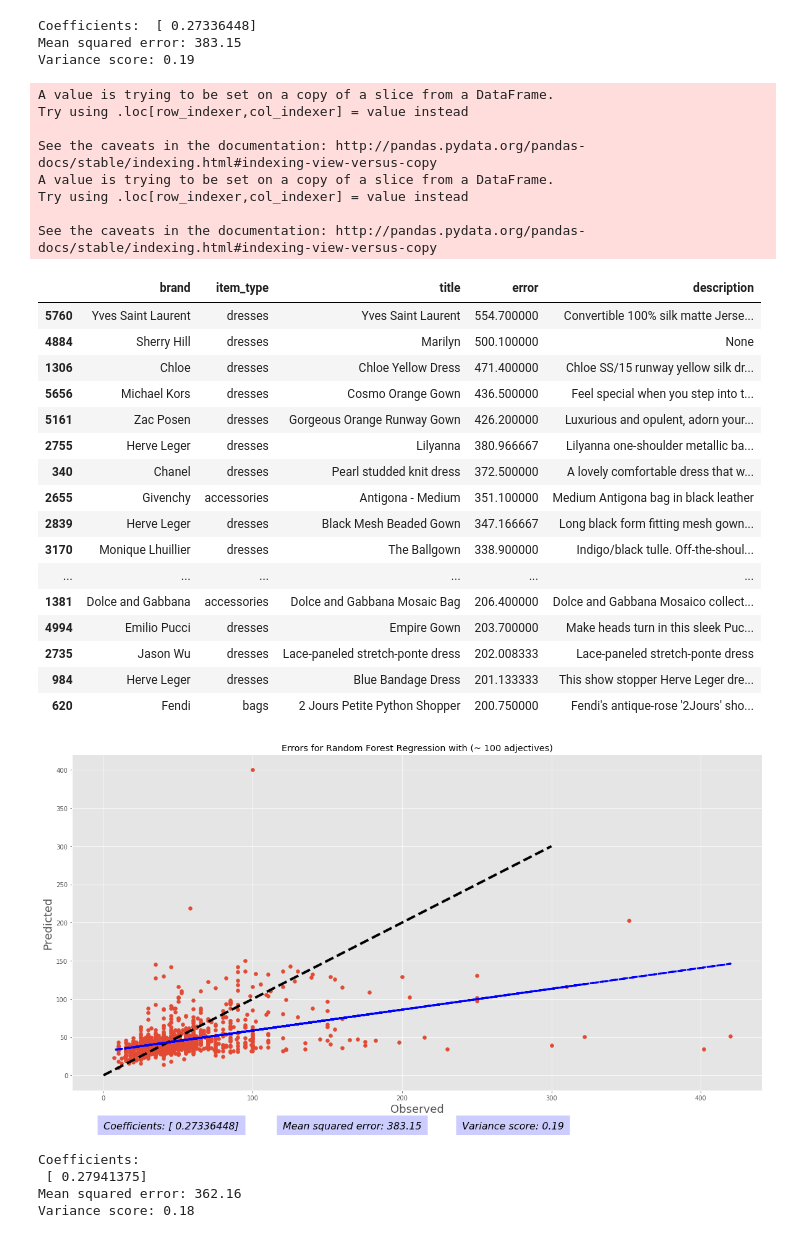
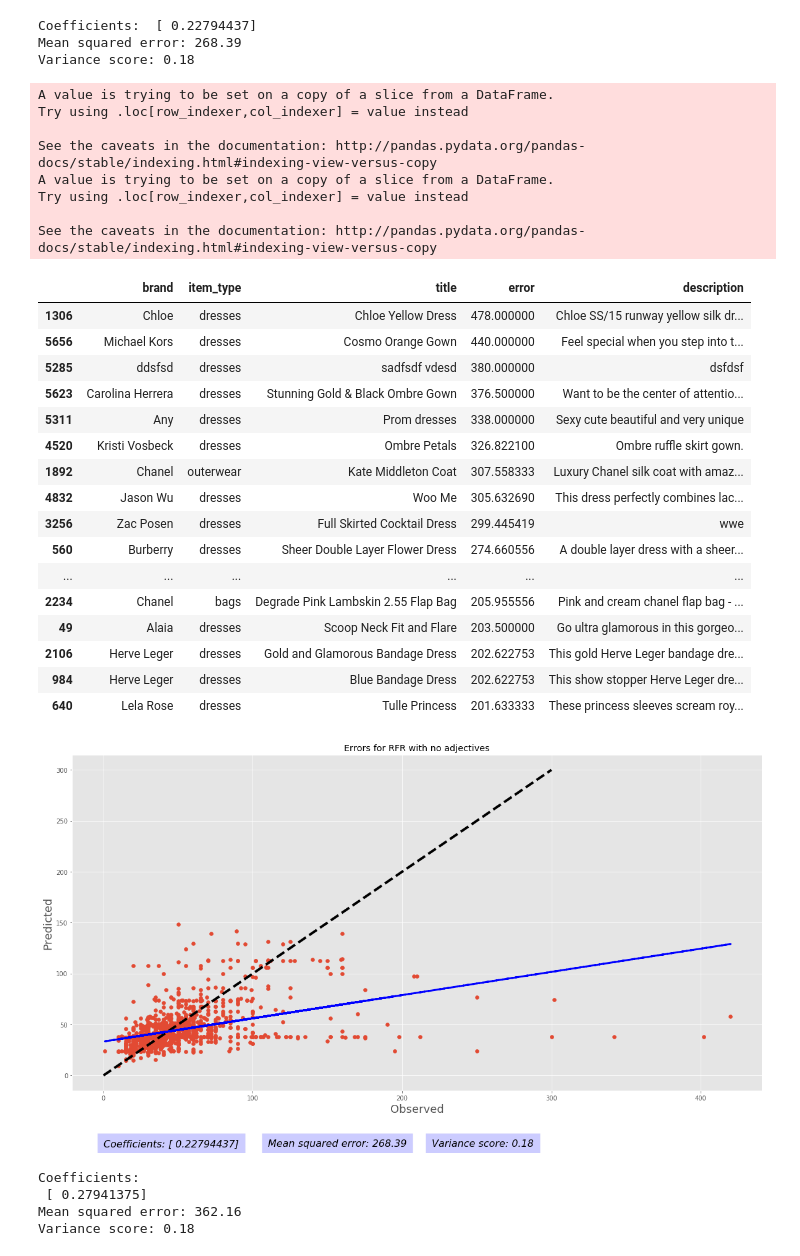
Before and after one commit to patrickspencer/regressthedress, a Jupyter notebook: testing/RandomForestRegression_with_adj.ipynb, the cells around one changed output. Cells and saved outputs as stored; diff of their text form; code cells hidden in the pictures.

Commit message:
Update notebooks with different types of regression

```diff
--- a/testing/RandomForestRegression_with_adj.ipynb
+++ b/testing/RandomForestRegression_with_adj.ipynb
@@ -61,7 +61,8 @@ for text_array in df[['title', 'description']].values:
     tokenized_titles.append(parse_title.create_one_hot_row_adj(text, features_adj))
 df_adj = pd.DataFrame(tokenized_titles, columns = features_adj)
 # %%
-df = pd.concat([df_brands, df_adj], axis = 1)
+#df = pd.concat([df_brands, df_adj], axis = 1)
+df = df_brands
 # %%
 features = df.columns.drop(['rent_per_week', 'title', 'cost', 'is_train', 'description']) # just column names
 train, test = df[df['is_train']==True], df[df['is_train']==False]
@@ -68,11 +78,29 @@ train, test = df[df['is_train']==True], df[df['is_train']==False]
 # %%
 y = train['rent_per_week']
-print("Shape of test df: {}".format(test.shape))
-print('Number of observations in the test data: {}'.format(df_full_test.shape))
-clf = RandomForestRegressor()
+#print("Shape of test df: {}".format(test.shape))
+#print('Number of observations in the test data: {}'.format(df_full_test.shape))
+from sklearn import svm, linear_model
+
+#clf = svm.SVR() # didn't work. Predicted 43 for everything
+clf = RandomForestRegressor(n_jobs=2)
 clf.fit(train[features], train['rent_per_week'])
+rfr_predicted = clf.predict(test[features])
+#reg = linear_model.LinearRegression() # total crap
+#reg = linear_model.Ridge(alpha = .5) # comparable to rfr but much faster to compute
+#reg = linear_model.RidgeCV(alphas=[0.1, 1.0, 10.0]) # comparable to rfr
+#reg = linear_model.Lasso(alpha = 0.1)
+#reg = linear_model.ElasticNet(alpha=0.1) # comparable to rfr
+#reg = linear_model.RANSACRegressor(linear_model.LinearRegression()) # slow, did not finish, uses lots of cpu
+#reg = linear_model.TheilSenRegressor() # slow, did not finish, uses lots of cpu
+
+#reg = linear_model.HuberRegressor() # slow, did not finish, uses lots of cpu
+
+#reg.fit(train[features], train['rent_per_week'])
+#rfr_predicted = reg.predict(test[features])
+
 model_dir = '/home/patrick/Dropbox/insight/wombat/wombat/engine/stat_model_pickles'
-model_path = os.path.join(model_dir, 'rfr_v0.3_with_adj.pkl')
-joblib.dump(clf, model_path)
-#call this with: clf = joblib.load('rfr_v0.2.pkl')
+model_path = os.path.join(model_dir, 'rfr_v0.1_no_adj.pkl')
+joblib.dump(reg, model_path)
+#call this with: clf = joblib.load('huber_v0.1.pkl')
+#rfr_predicted
 # %% [output]
@@ -82,7 +108,5 @@ Number of observations in the test data: (1433, 7)
 # %%
 from sklearn import linear_model
-
-rfr_predicted = clf.predict(test[features])
 
 # Create linear regression object for predicted vs measured
 reg = linear_model.LinearRegression()
@@ -104,55 +128,55 @@ print('Variance score: %.2f' % reg.score(x, y))
 fig, ax = plt.subplots(figsize=(20, 10))
 ax.scatter(x = test['rent_per_week'], y = rfr_predicted)
 #stopping_value = np.minimum(test['rent_per_week'].max, np.maximum(rfr_predicted))
 stopping_value = 300
 ax.plot([0, stopping_value], [0, stopping_value], 'k--', lw=4)
-ax.set_title('Errors for Random Forest Regression with (~ 100 adjectives)')
+ax.set_title('Errors for RFR with no adjectives')
 ax.set_xlabel('Observed', fontsize=18)
 ax.set_ylabel('Predicted', fontsize=18)
 ax.plot(x, reg.predict(x), 'k--', color='blue', linewidth=3)
 
 ax.text(0, -70, 'Coefficients: {}'.format(reg.coef_), style='italic', fontsize=16,
         bbox={'facecolor':'blue', 'alpha':0.2, 'pad':10})
-ax.text(120, -70, "Mean squared error: %.2f"
+ax.text(110, -70, "Mean squared error: %.2f"
       % np.mean((reg.predict(x) - y) ** 2), style='italic', fontsize=16,
         bbox={'facecolor':'blue', 'alpha':0.2, 'pad':10})
-ax.text(240, -70, 'Variance score: %.2f' % reg.score(x, y), style='italic', fontsize=16,
+ax.text(220, -70, 'Variance score: %.2f' % reg.score(x, y), style='italic', fontsize=16,
         bbox={'facecolor':'blue', 'alpha':0.2, 'pad':10})
 
 x = test['rent_per_week']
 df_full_test['predicted_rent'] = rfr_predicted
 df_full_test['error'] = df_full_test[['rent_per_week', 'predicted_rent']].sum(axis=1)
 df_full_test.loc[df_full_test['error']>200][['brand', 'item_type', 'title', 'error', 'description']].sort_values('error', ascending = 0)
 # %% [output]
-Coefficients:  [ 0.27336448]
-Mean squared error: 383.15
-Variance score: 0.19
+Coefficients:  [ 0.22794437]
+Mean squared error: 268.39
+Variance score: 0.18
 A value is trying to be set on a copy of a slice from a DataFrame.
 Try using .loc[row_indexer,col_indexer] = value instead
 
 See the caveats in the documentation: http://pandas.pydata.org/pandas-docs/stable/indexing.html#indexing-view-versus-copy
 A value is trying to be set on a copy of a slice from a DataFrame.
 Try using .loc[row_indexer,col_indexer] = value instead
 
 See the caveats in the documentation: http://pandas.pydata.org/pandas-docs/stable/indexing.html#indexing-view-versus-copy
 |  | brand | item_type | title | error | description |
-| 5760 | Yves Saint Laurent | dresses | Yves Saint Laurent | 554.700000 | Convertible 100% silk matte Jerse... |
-| 4884 | Sherry Hill | dresses | Marilyn | 500.100000 | None |
-| 1306 | Chloe | dresses | Chloe Yellow Dress | 471.400000 | Chloe SS/15 runway yellow silk dr... |
-| 5656 | Michael Kors | dresses | Cosmo Orange Gown | 436.500000 | Feel special when you step into t... |
-| 5161 | Zac Posen | dresses | Gorgeous Orange Runway Gown | 426.200000 | Luxurious and opulent, adorn your... |
-| 2755 | Herve Leger | dresses | Lilyanna | 380.966667 | Lilyanna one-shoulder metallic ba... |
-| 340 | Chanel | dresses | Pearl studded knit dress | 372.500000 | A lovely comfortable dress that w... |
-| 2655 | Givenchy | accessories | Antigona - Medium | 351.100000 | Medium Antigona bag in black leather |
-| 2839 | Herve Leger | dresses | Black Mesh Beaded Gown | 347.166667 | Long black form fitting mesh gown... |
-| 3170 | Monique Lhuillier | dresses | The Ballgown | 338.900000 | Indigo/black tulle. Off-the-shoul... |
+| 1306 | Chloe | dresses | Chloe Yellow Dress | 478.000000 | Chloe SS/15 runway yellow silk dr... |
+| 5656 | Michael Kors | dresses | Cosmo Orange Gown | 440.000000 | Feel special when you step into t... |
+| 5285 | ddsfsd | dresses | sadfsdf vdesd | 380.000000 | dsfdsf |
+| 5623 | Carolina Herrera | dresses | Stunning Gold & Black Ombre Gown | 376.500000 | Want to be the center of attentio... |
+| 5311 | Any | dresses | Prom dresses | 338.000000 | Sexy cute beautiful and very unique |
+| 4520 | Kristi Vosbeck | dresses | Ombre Petals | 326.822100 | Ombre ruffle skirt gown. |
+| 1892 | Chanel | outerwear | Kate Middleton Coat | 307.558333 | Luxury Chanel silk coat with amaz... |
+| 4832 | Jason Wu | dresses | Woo Me | 305.632690 | This dress perfectly combines lac... |
+| 3256 | Zac Posen | dresses | Full Skirted Cocktail Dress | 299.445419 | wwe |
+| 560 | Burberry | dresses | Sheer Double Layer Flower Dress | 274.660556 | A double layer dress with a sheer... |
 | ... | ... | ... | ... | ... | ... |
-| 1381 | Dolce and Gabbana | accessories | Dolce and Gabbana Mosaic Bag | 206.400000 | Dolce and Gabbana Mosaico collect... |
-| 4994 | Emilio Pucci | dresses | Empire Gown | 203.700000 | Make heads turn in this sleek Puc... |
-| 2735 | Jason Wu | dresses | Lace-paneled stretch-ponte dress | 202.008333 | Lace-paneled stretch-ponte dress |
-| 984 | Herve Leger | dresses | Blue Bandage Dress | 201.133333 | This show stopper Herve Leger dre... |
-| 620 | Fendi | bags | 2 Jours Petite Python Shopper | 200.750000 | Fendi's antique-rose '2Jours' sho... |
+| 2234 | Chanel | bags | Degrade Pink Lambskin 2.55 Flap Bag | 205.955556 | Pink and cream chanel flap bag - ... |
+| 49 | Alaia | dresses | Scoop Neck Fit and Flare | 203.500000 | Go ultra glamorous in this gorgeo... |
+| 2106 | Herve Leger | dresses | Gold and Glamorous Bandage Dress | 202.622753 | This gold Herve Leger bandage dre... |
+| 984 | Herve Leger | dresses | Blue Bandage Dress | 202.622753 | This show stopper Herve Leger dre... |
+| 640 | Lela Rose | dresses | Tulle Princess | 201.633333 | These princess sleeves scream roy... |
-[figure, old version]
+[figure, new version]
 # %%
  # make plotly plot
 import plotly.plotly as py
```
Also changed, not shown: parts of 2 cells of this notebook, 1 other file.
